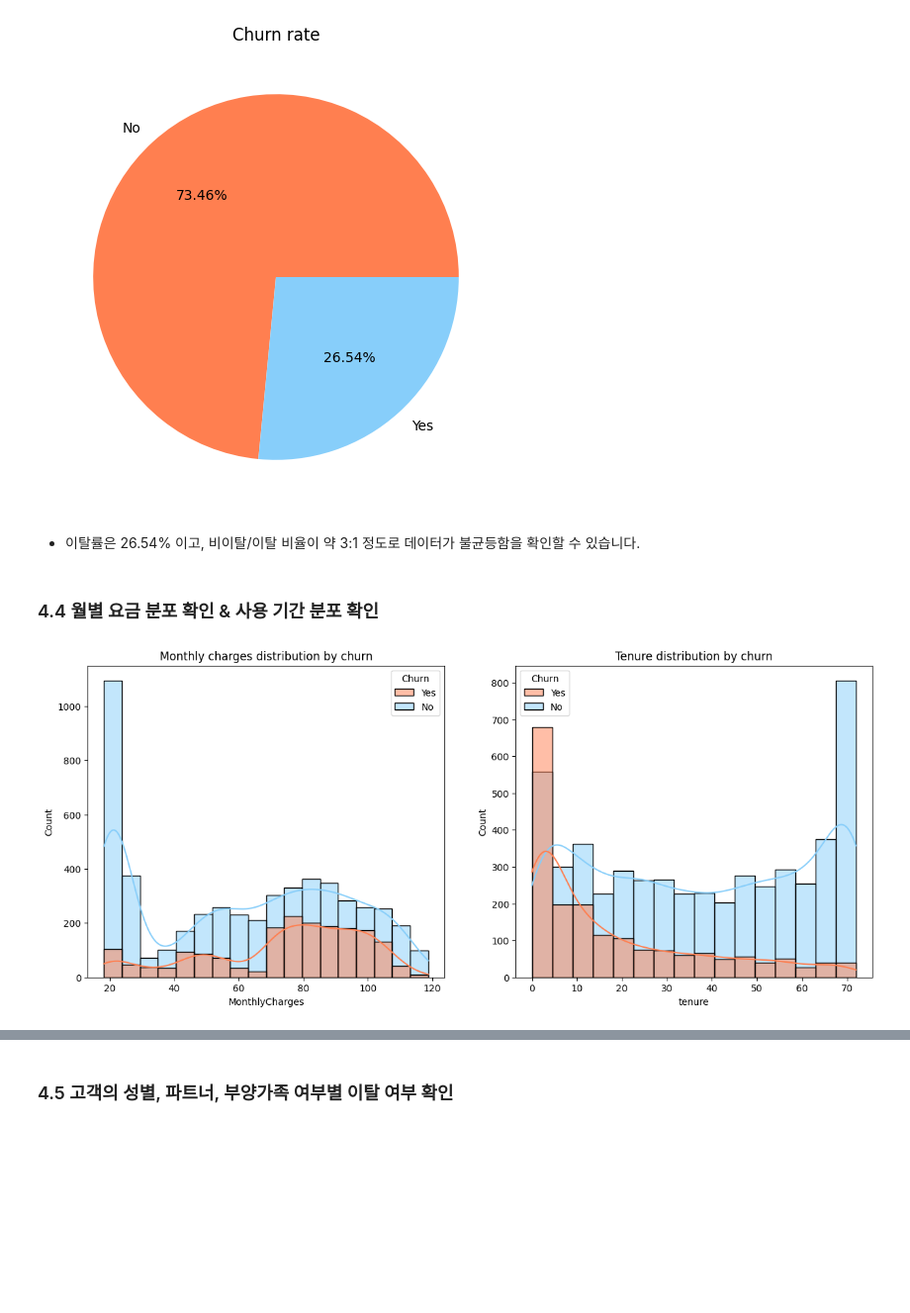
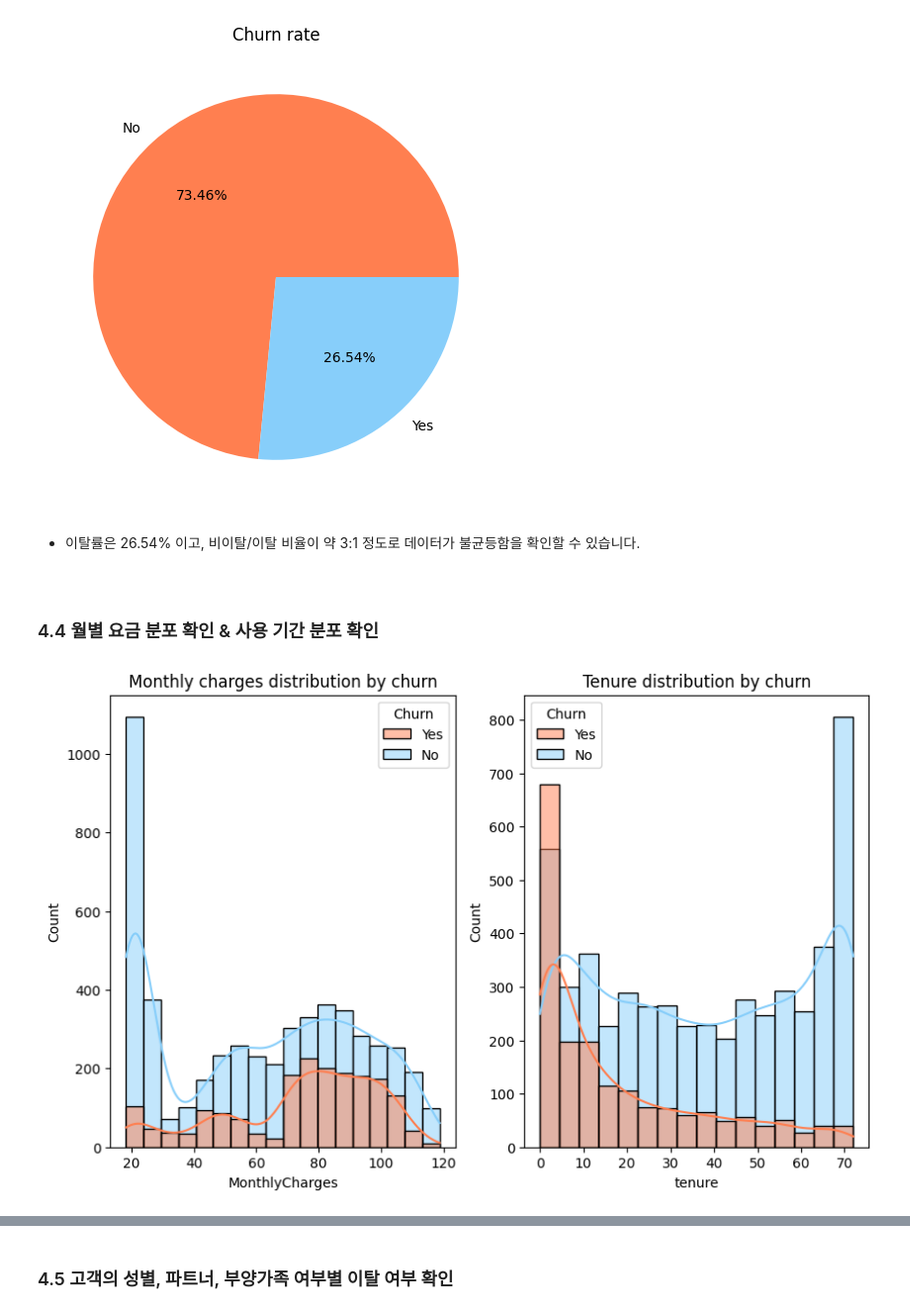
Before and after one commit to bigtrader91/Telecom-Churn-Rate-Analysis, a Jupyter notebook: telecom_analysis2.ipynb, the cells around one changed output, grey strips where cells are left out. Shown at 99% size. Cells and saved outputs as stored; diff of their text form; code cells hidden in the pictures; blank space fills up the shorter version.

```diff
--- a/telecom_analysis2.ipynb
+++ b/telecom_analysis2.ipynb
@@ -261,19 +258,20 @@ plt.show()
 [figure]
 # %% [markdown]
 - 이탈률은 26.54% 이고, 비이탈/이탈 비율이 약 3:1 정도로 데이터가 불균등함을 확인할 수 있습니다.
+####
 # %% [markdown]
 ### 4.4 월별 요금 분포 확인 & 사용 기간 분포 확인
 # %%
-plt.figure(figsize=(15,6))
+plt.figure(figsize=(10,6))
 plt.subplot(1,2,1)
 sns.histplot(data=df, x='MonthlyCharges', hue='Churn', kde=True, palette = colors, hue_order=['Yes', 'No'])
 plt.title('Monthly charges distribution by churn')
 plt.subplot(1,2,2)
 sns.histplot(data=df, x='tenure', hue='Churn', kde=True,  palette = colors, hue_order=['Yes', 'No'])
 plt.title('Tenure distribution by churn')
 plt.show()
 # %% [output]
-[figure, old version]
+[figure, new version]
 # %% [markdown]
 - 월별 요금이 60을 넘어가면서 이탈하는 수가 확연히 증가하는 것을 알 수 있고, 가입 후 초기 약 5개월을 전후로 이탈하는 수가 확연히 감소함을 알 수 있습니다.
 - 따라서, 여러 서비스들을 조합하여 전체 요금이 60 이내인 서비스를 출시하고, 가입 후 약 5개월간 고객을 유지하는 것이 이탈을 방지하는데 관건으로 보입니다.
```
Also changed, not shown: parts of 64 cells of this notebook.
